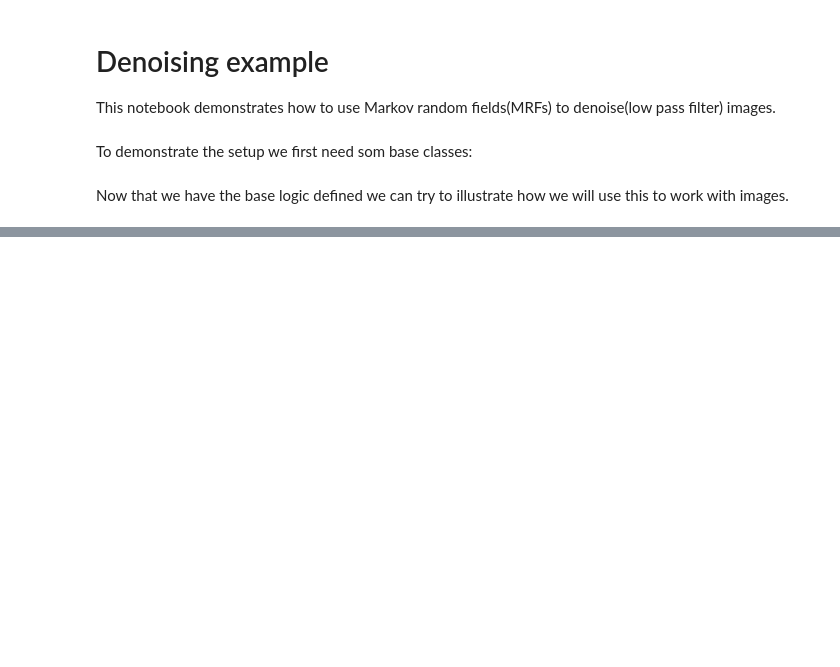
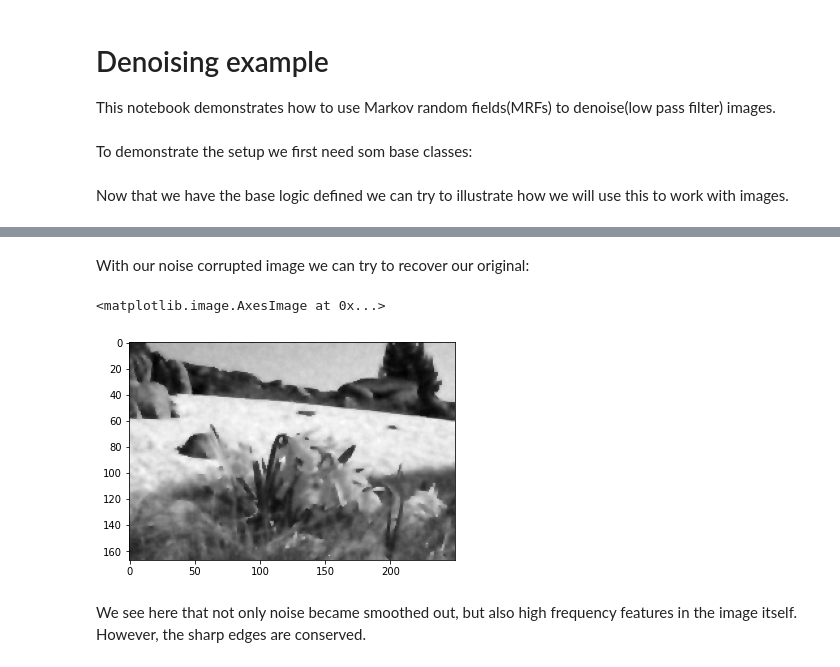
Before and after one commit to emillma/TTK8102_mrf, a Jupyter notebook: src/mrf/denoising.ipynb, the cells around one changed output, grey strips where cells are left out. Saved outputs shown, nothing was run; the diff lists cells and outputs as text; code cells hidden in the pictures; blank space fills up the shorter version.

```diff
--- a/src/mrf/denoising.ipynb
+++ b/src/mrf/denoising.ipynb
@@ -146,7 +146,7 @@ def mrf_from_img(img: np.ndarray, beta, gamma, sigma) -> MRF:
 
 
 def img_from_mrf(mrf, shape) -> np.ndarray:
-    img = np.array([node.value for node in mrf.nodes if isinstance(node, MRF.RandomNode)]).reshape(shape)
+    img = np.array([node.value for node in mrf.nodes if isinstance(node, RandomNode)]).reshape(shape)
     return img
 # %% [markdown]
 Now that we have the base logic defined we can try to illustrate how we will use this to work with images.
@@ -180,11 +211,7 @@ nx.draw(mrf.graph,pos_dict, node_color=color_array, node_size=50)
 # %%
-def icm(mrf: MRF, shape):
+def icm(mrf: MRF):
     iterations = 5
     for i in range(iterations):
-        img_i = img_from_mrf(mrf, shape)
-        img_i = img_i.astype(float)
-        img_i = img_i / img_i.max()
-        cv2.imshow("iter" + str(i), img_i)
         new_mrf = copy.deepcopy(mrf)
         for e in range(len(mrf.nodes)):
             if isinstance(mrf.nodes[e], RandomNode):
@@ -238,0 +283,19 @@ shape = img.shape
+# %% [markdown]
+With our noise corrupted image we can try to recover our original:
+# %%
+gamma = 0.01
+beta = 40**2
+sigma = 10
+
+mrf = mrf_from_img(img, beta, gamma, sigma)
+new_mrf = icm(mrf)
+
+new_img = img_from_mrf(new_mrf, shape)
+new_img = new_img.astype(float)
+new_img = new_img / new_img.max()
+plt.imshow(new_img, cmap='gray')
+# %% [output]
+<matplotlib.image.AxesImage at 0x...>
+[figure, added]
+# %% [markdown]
+We see here that not only noise became smoothed out, but also high frequency features in the image itself. However, the sharp edges are conserved.
```
Also changed, not shown: parts of 13 cells of this notebook, 1 other file.
